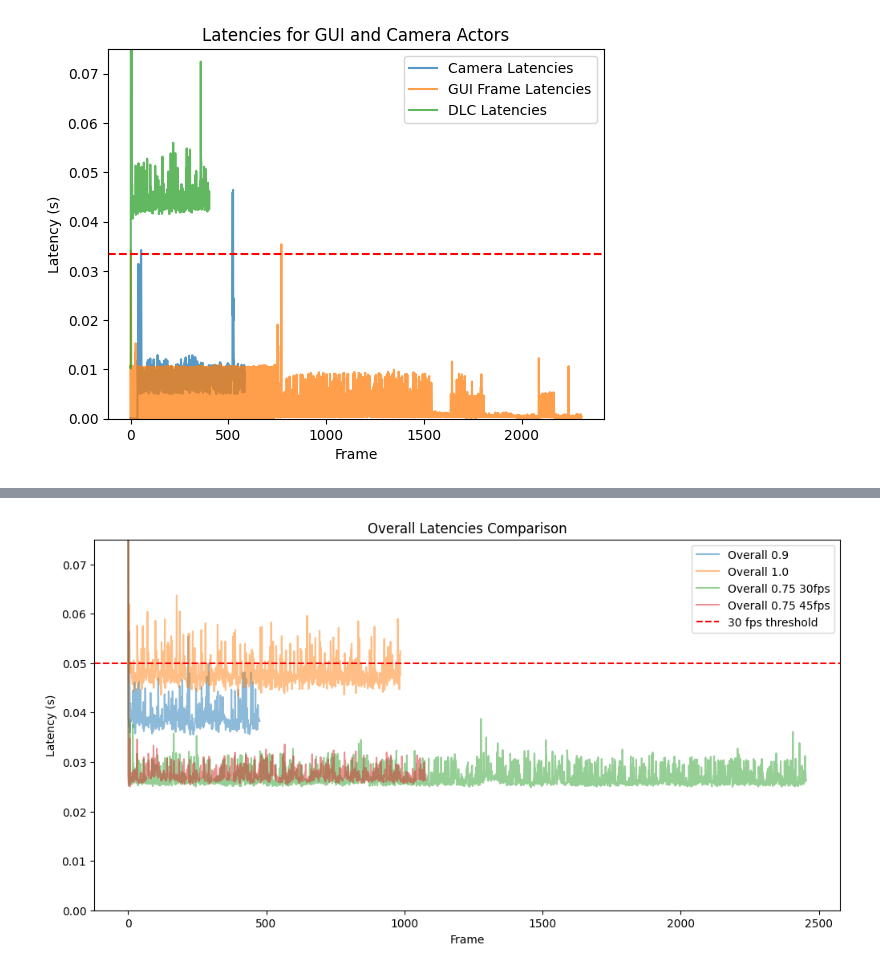
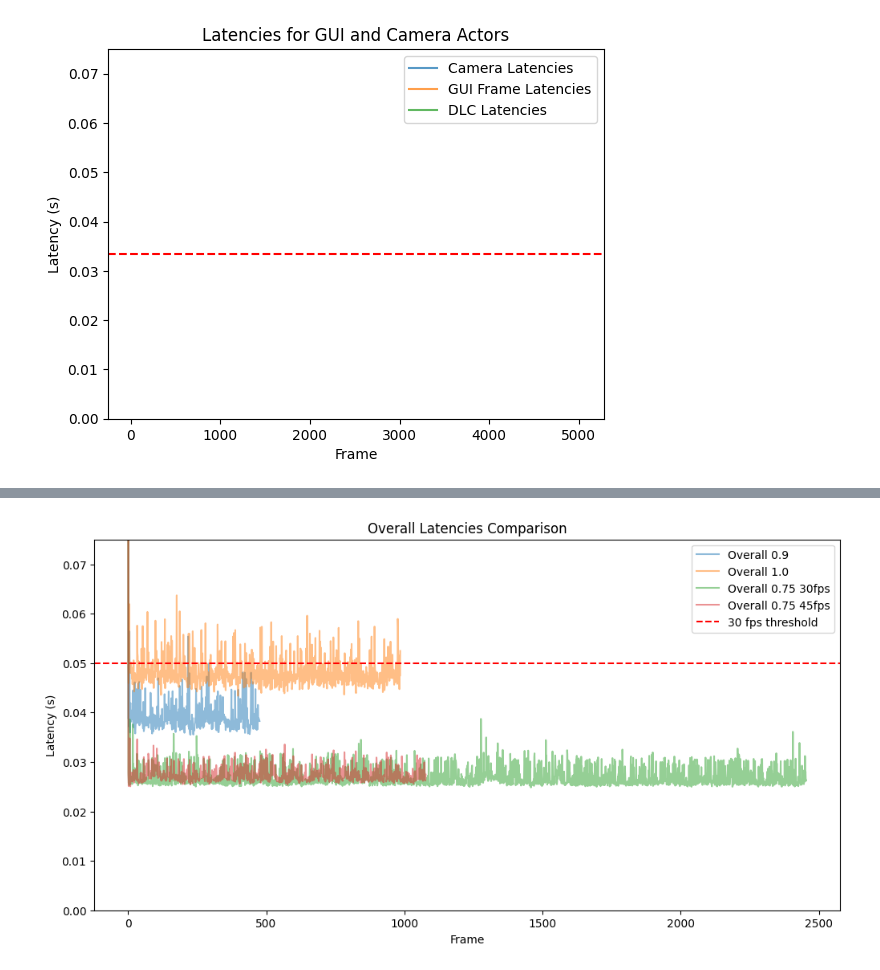
Before and after one commit to draeloslab/improv, a Jupyter notebook: demos/FES/newLatencies.ipynb, the cells around one changed output, grey strips where cells are left out. Saved outputs shown, nothing was run; the diff lists cells and outputs as text; code cells hidden in the pictures.

```diff
--- a/demos/FES/newLatencies.ipynb
+++ b/demos/FES/newLatencies.ipynb
@@ -7,39 +7,39 @@ import matplotlib.pyplot as plt
 # /home/chesteklab/predictions/20250805-1039  #0.75 45 fps
 # home = '/home/chesteklab/predictions/20250814-1519' + '/'  #working latency with gui test
 # /home/chesteklab/predictions/20250814-1542
-home = '/home/chesteklab/predictions/20250814-1622' + '/'
+home = '/home/chesteklab/predictions/20250819-1215' + '/'
 #DLC Actor
 overall = np.load(home + 'latencies.npy')
 # dlc = np.load(home + 'dlcLatencies.npy')
 # grab = np.load(home + 'grabLatencies.npy')
 # put = np.load(home + 'putLatencies.npy')
 predictions = np.load(home + 'predictions.npy')
 cam_latencies = np.load(home + 'TISlatencies.npy')
 
 #GUI Actor
 
 # gui_pred = np.load(home + 'vizpredictionslatencies.npy')
-gui_frame = np.load(home + 'vizframelatencies.npy')
+# gui_frame = np.load(home + 'vizframelatencies.npy')
 
 #Video Actor
 # save = np.load(home + 'saveLatencies.npy')
 
 #Camera Actor
 # cam = np.load(home + 'camframeLatencies.npy')
 
 fps = 30
 resize=0.5
 time = np.arange(0, len(overall)) / fps
 
 plt.plot(cam_latencies, label='Camera Latencies', alpha=0.75)
 plt.plot(gui_frame, label='GUI Frame Latencies', alpha=0.75)
 plt.plot(overall, label='DLC Latencies', alpha=0.75)
 plt.xlabel('Frame')
 plt.ylabel('Latency (s)')
 plt.title('Latencies for GUI and Camera Actors')
 plt.legend()
 plt.axhline(y=1/fps, color='r', linestyle='--', label='30 fps threshold')
 plt.ylim(0, 0.075)
 plt.show()
 # %% [output]
-[figure, old version]
+[figure, new version]
```
Also changed, not shown: parts of 1 cell of this notebook, 6 other files.
